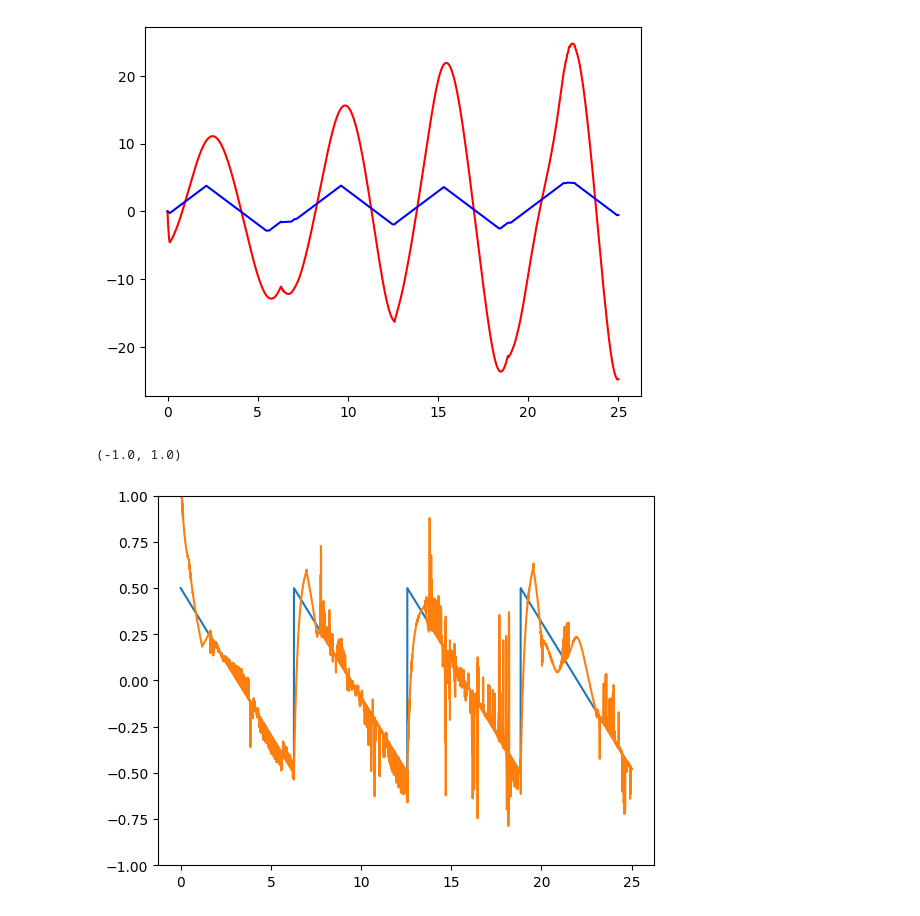
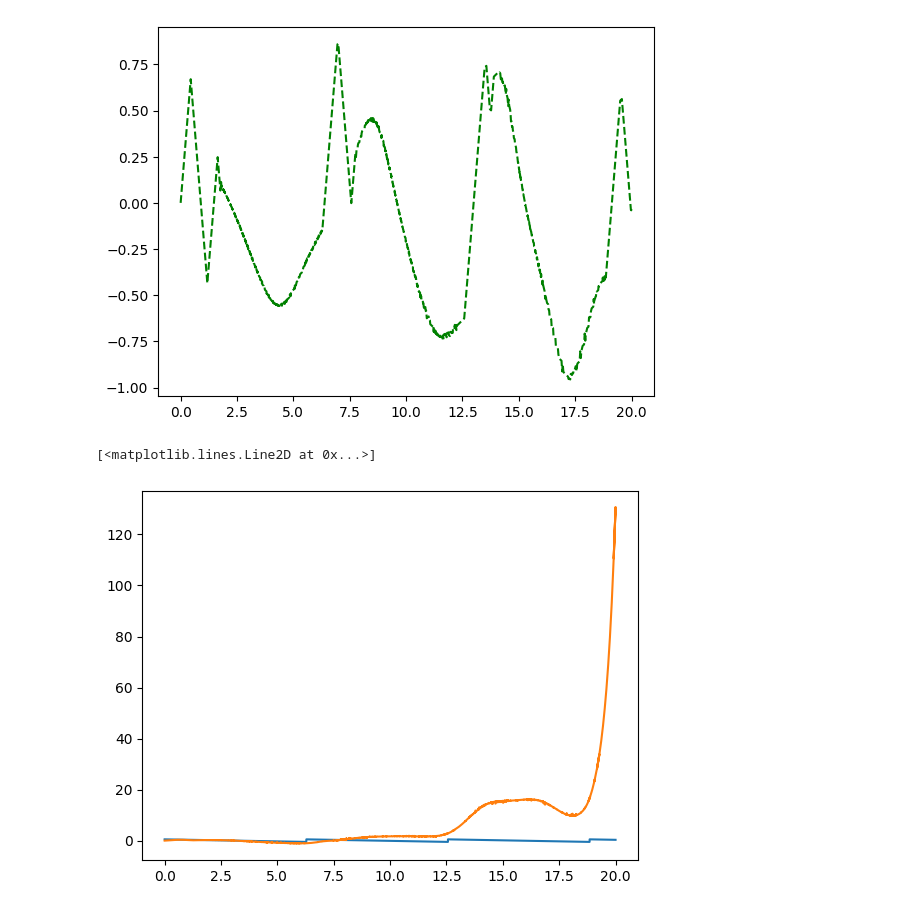
Before and after one commit to LuizAntonio3/Control-Scripts, a Jupyter notebook: notebooks/uio-non-invertible-gamma.ipynb, the cells around one changed output. Saved outputs shown, nothing was run; the diff lists cells and outputs as text; code cells hidden in the pictures.

```diff
--- a/notebooks/uio-non-invertible-gamma.ipynb
+++ b/notebooks/uio-non-invertible-gamma.ipynb
@@ -426,16 +460,17 @@ t=9.56485091312
 # plt.plot(t, x[8], 'r--')
 # plt.plot(t, x[1], 'm')
 # plt.plot(t, x[9], 'm--')
+plt.plot(t, x[10], 'g--') #2dot_y
 # plt.plot(t, x[2], 'k')
 # plt.plot(t, x[11], 'k--')
 # plt.plot(t, x[3], 'b')
 # plt.plot(t, x[12], 'b--')
-plt.plot(t, x[13], 'r')
-plt.plot(t, x[14], 'b')
+# plt.plot(t, x[13], 'r')
+# plt.plot(t, x[14], 'b')
 # plt.ylim([-1, 1])
 plt.show()
 # %% [output]
-[figure, old version]
+[figure, new version]
 # %%
 dist_t = np.array(dist_hist[0][0])
 dist_d = np.array(dist_hist[0][1])
@@ -443,10 +478,10 @@ dist_d_hat = np.array(dist_hist[0][2])
 # %%
 plt.plot(dist_t, dist_d[:, 0])
 plt.plot(dist_t, dist_d_hat[:, 0])
-plt.ylim([-1, 1])
+# plt.ylim([-1, 1])
 # %% [output]
-(-1.0, 1.0)
+[<matplotlib.lines.Line2D at 0x...>]
-[figure, old version]
+[figure, new version]
 # %%
 plt.plot(dist_t, dist_d[:, 1])
 plt.plot(dist_t, dist_d_hat[:, 1])
```
Also changed, not shown: parts of 14 cells of this notebook, 1 other file.
